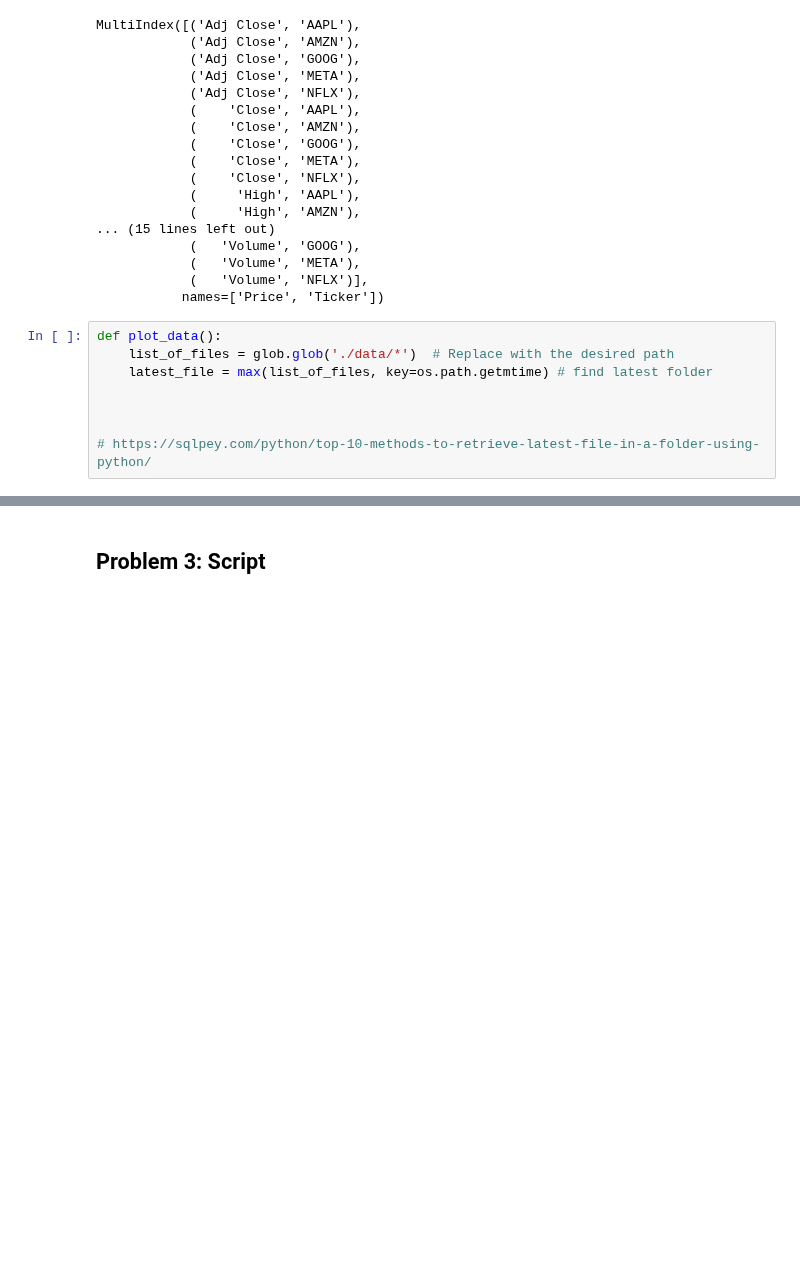
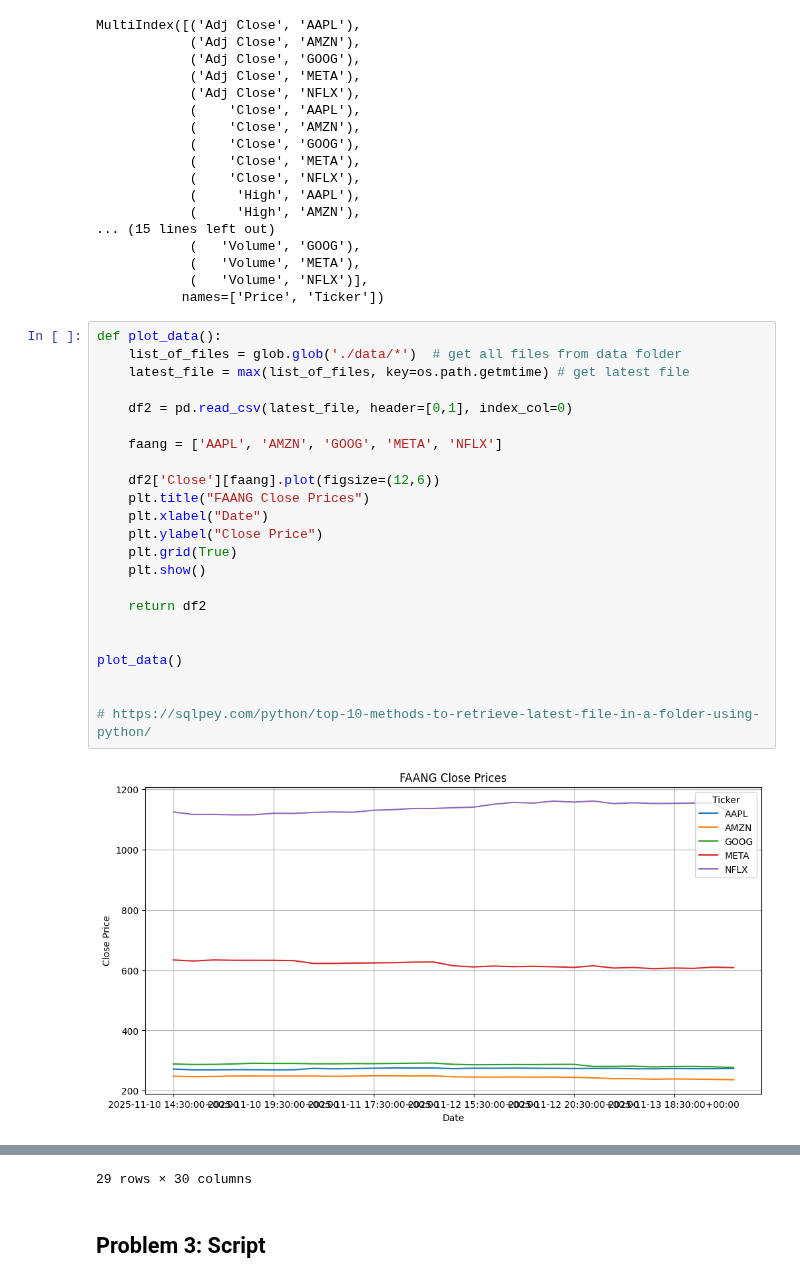
Before and after one commit to NibnabCodes/ci_assessment, a Jupyter notebook: problems.ipynb, the cells around one changed output, grey strips where cells are left out. Drawn from its saved outputs; the diff is of its cells as text; blank space fills up the shorter version.

Commit message:
pulled latest data from data folder & created plot

```diff
--- a/problems.ipynb
+++ b/problems.ipynb
@@ -109,9 +109,26 @@ MultiIndex([('Adj Close', 'AAPL'),
            names=['Price', 'Ticker'])
 # %%
 def plot_data():
-    list_of_files = glob.glob('./data/*')  # Replace with the desired path
-    latest_file = max(list_of_files, key=os.path.getmtime) # find latest folder
+    list_of_files = glob.glob('./data/*')  # get all files from data folder
+    latest_file = max(list_of_files, key=os.path.getmtime) # get latest file
 
+    df2 = pd.read_csv(latest_file, header=[0,1], index_col=0)
+
+    faang = ['AAPL', 'AMZN', 'GOOG', 'META', 'NFLX']
+
+    df2['Close'][faang].plot(figsize=(12,6))
+    plt.title("FAANG Close Prices")
+    plt.xlabel("Date")
+    plt.ylabel("Close Price")
+    plt.grid(True)
+    plt.show()
+
+    return df2
+
+
+plot_data()
 
 
 # https://sqlpey.com/python/top-10-methods-to-retrieve-latest-file-in-a-folder-using-python/
+# %% [output]
+[figure, added]
@@ -118,3 +154,4 @@ def plot_data():
+29 rows × 30 columns
 # %% [markdown]
 ## Problem 3: Script
 # %% [markdown]
```
Also changed, not shown: parts of 1 cell of this notebook, 1 other file.
